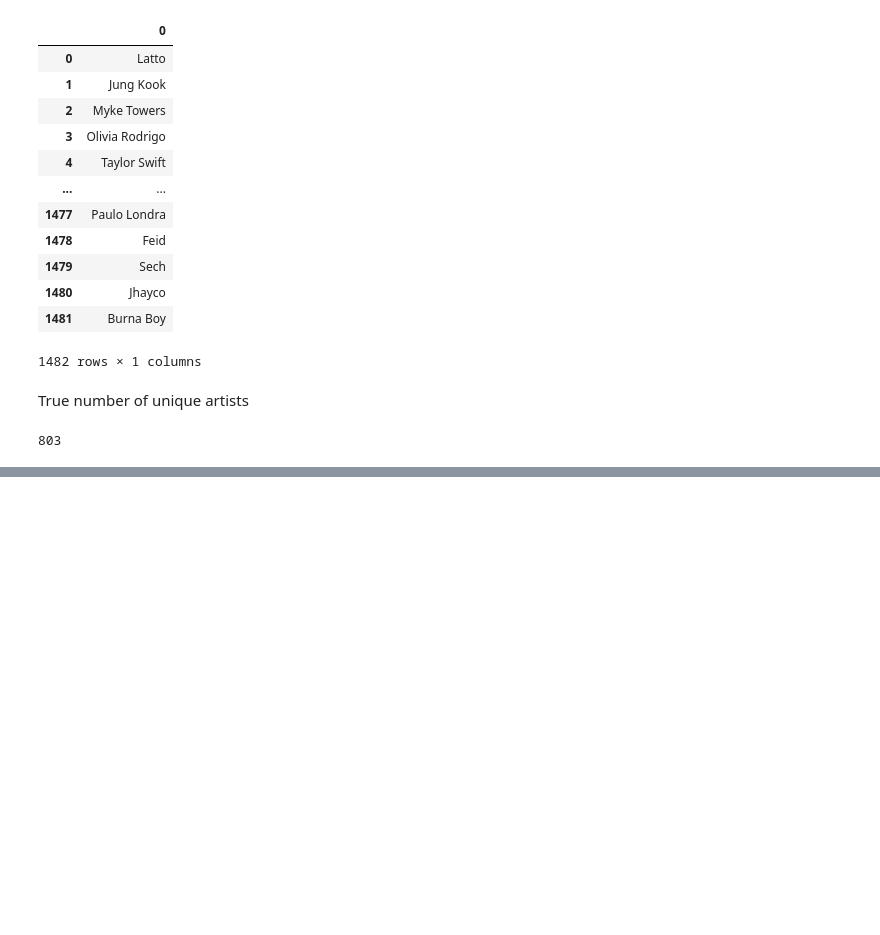
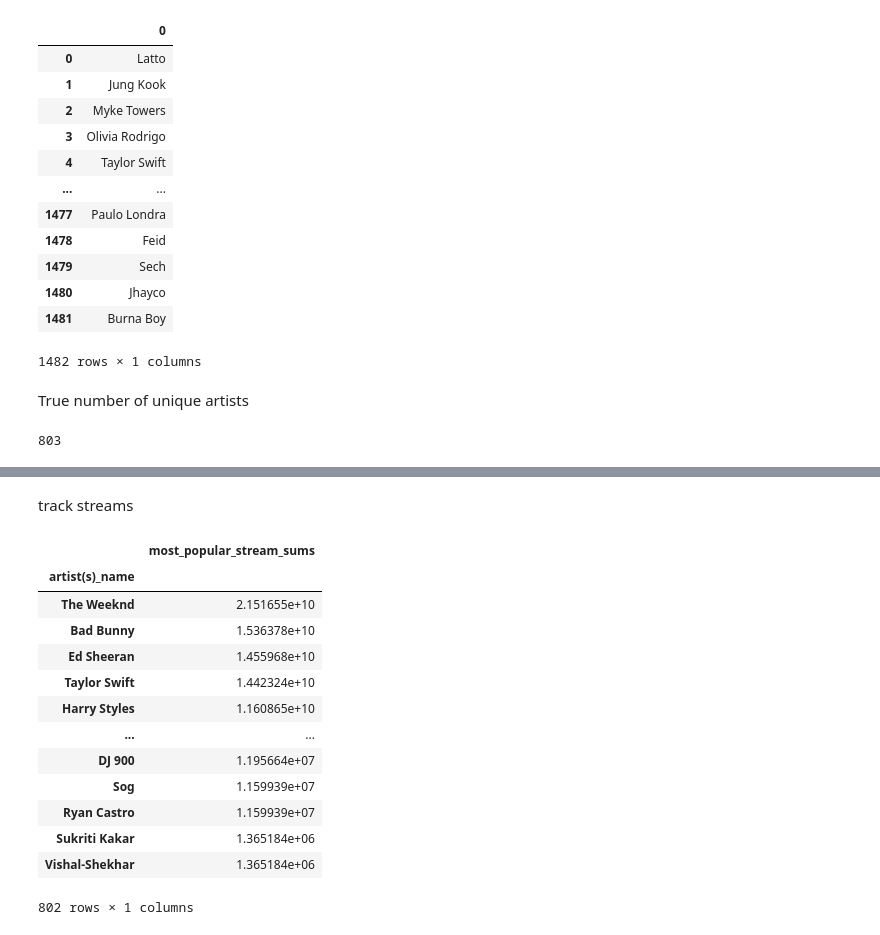
Before and after one commit to Sammuel21/pridav-music-project, a Jupyter notebook: Development/gulas16/intro_sg.ipynb, the cells around one changed output, grey strips where cells are left out. Drawn from its saved outputs; the diff is of its cells as text; code cells hidden in the pictures; blank space fills up the shorter version.

```diff
--- a/Development/gulas16/intro_sg.ipynb
+++ b/Development/gulas16/intro_sg.ipynb
@@ -155,0 +204,21 @@ data_series.nunique()
+# %% [markdown]
+track streams
+# %%
+spotify_2023_df_copy.explode('artist(s)_name').reset_index().groupby('artist(s)_name').agg(
+    most_popular_stream_sums = ('streams', 'sum')
+).sort_values(by='most_popular_stream_sums', ascending=False)
+# %% [output]
+|  | most_popular_stream_sums |
+| artist(s)_name |  |
+| The Weeknd | 2.151655e+10 |
+| Bad Bunny | 1.536378e+10 |
+| Ed Sheeran | 1.455968e+10 |
+| Taylor Swift | 1.442324e+10 |
+| Harry Styles | 1.160865e+10 |
+| ... | ... |
+| DJ 900 | 1.195664e+07 |
+| Sog | 1.159939e+07 |
+| Ryan Castro | 1.159939e+07 |
+| Sukriti Kakar | 1.365184e+06 |
+| Vishal-Shekhar | 1.365184e+06 |
+802 rows × 1 columns
```
Also changed, not shown: parts of 18 cells of this notebook.
